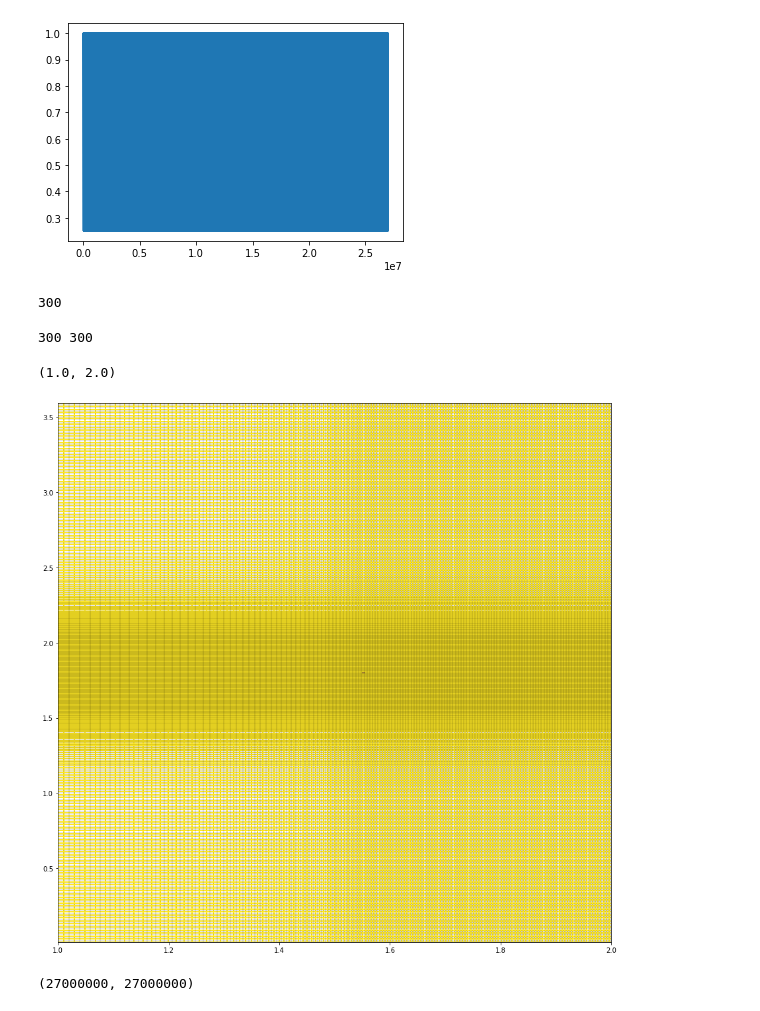
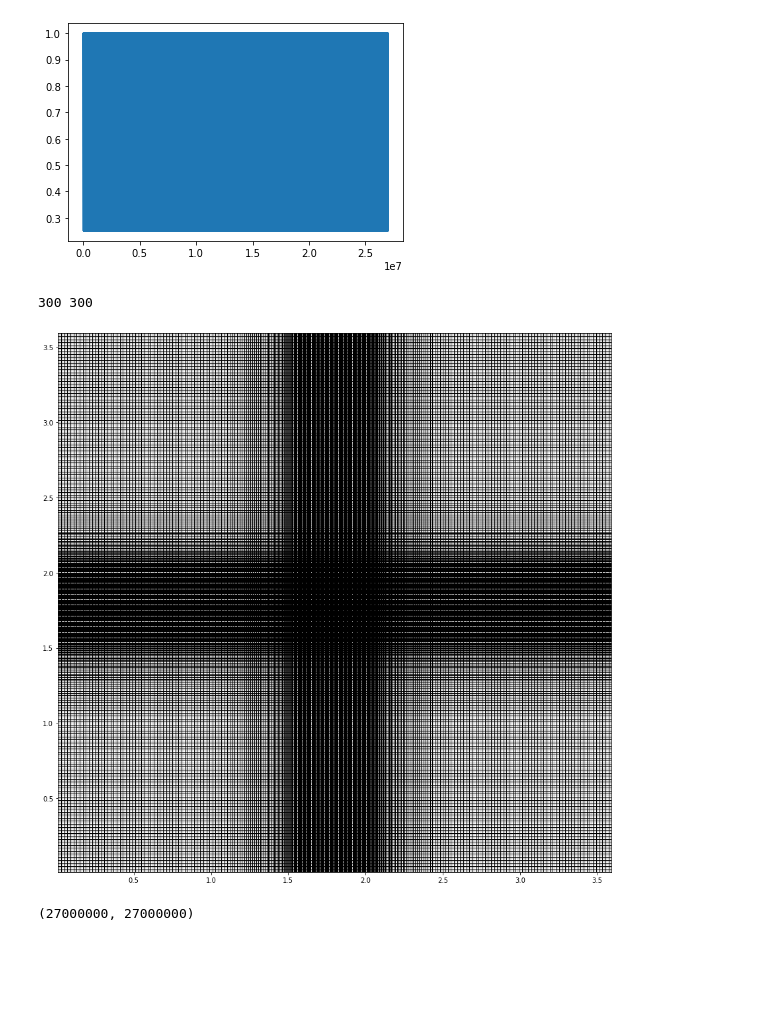
Before and after one commit to zhaonat/py-maxwell-fd3d, a Jupyter notebook: notebooks/nonuniform grid scaling example.ipynb, the cells around one changed output. Cells and saved outputs as stored; diff of their text form; code cells hidden in the pictures; blank space fills up the shorter version.

```diff
--- a/notebooks/nonuniform grid scaling example.ipynb
+++ b/notebooks/nonuniform grid scaling example.ipynb
@@ -18,6 +18,7 @@ dz1 = 0.02
 dz2 = 0.005
 dfine = [dx2, dy2, dz2];
 dcoarse = [dx1, dy1, dz1];
+dtran = [0,0,0] ## dummy values needed
 
 #stack the vectors
 # drt does not have a value...
@@ -51,30 +52,27 @@ dx_scale, dy_scale, dz_scale = generate_nonuniform_scaling(
     Nft,
     drt,
 )
-# %% [output]
-300
 # %%
 ## visualize a 2D slice using a nonuniform grid
 xspace = np.cumsum(dx_scale)
 yspace = np.cumsum(dy_scale)
 print(len(xspace), len(yspace))
 xx,yy = np.meshgrid(xspace, yspace)
 plt.figure(figsize = (15,15))
 grid = 2*np.ones_like(xx)
 grid[150, 100] = 1;
 plt.pcolormesh(xx, yy, grid, facecolor='none', edgecolor='black',linewidth=1, antialiased=False, shading = 'auto')
 
 for i in xspace:
     plt.axvline(i, linewidth = 0.2, color = 'black')
 for i in yspace:
     plt.axhline(i, linewidth = 0.2, color = 'black')
 
 # toggle this
-plt.xlim(1, 2)
+#plt.xlim(1, 2)
 # %% [output]
 300 300
-(1.0, 2.0)
-[figure, old version]
+[figure, new version]
 # %%
 Fsx, Fsy, Fsz, Fsx_c, Fsy_c, Fsz_c = non_uniform_scaling_operator(dx_scale, dy_scale, dz_scale)
 # %%
```
Also changed, not shown: parts of 1 cell of this notebook, 9 other files.
